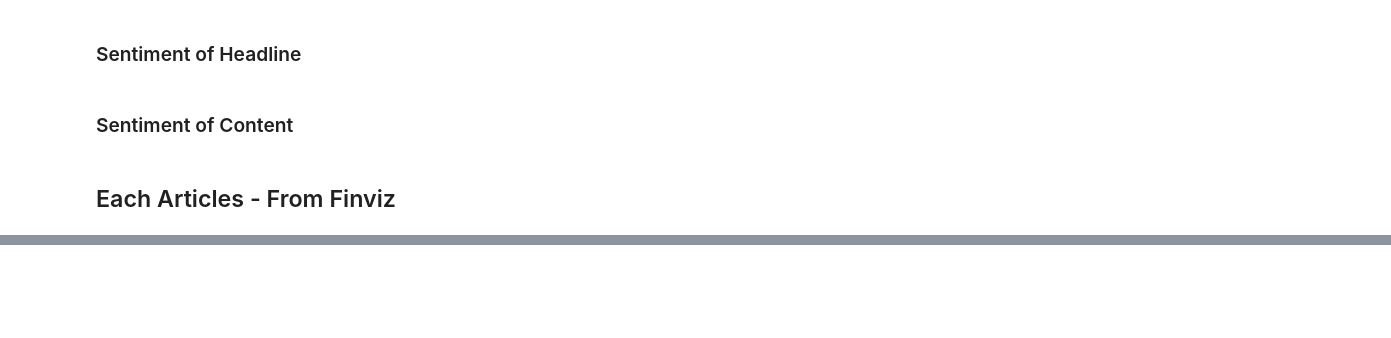
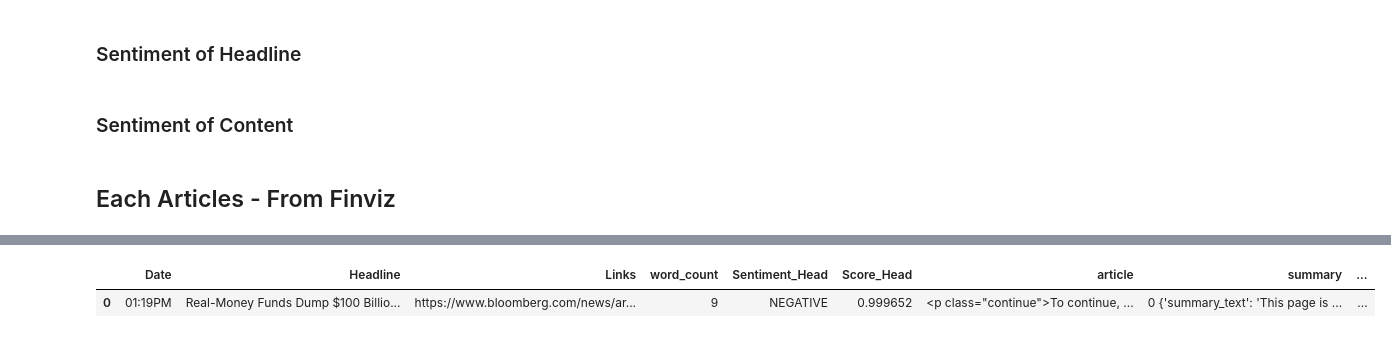
Before and after one commit to woonsupkim/Sentiment_SNP, a Jupyter notebook: yf_news.ipynb, the cells around one changed output, grey strips where cells are left out. Cells and saved outputs as stored; diff of their text form; code cells hidden in the pictures; blank space fills up the shorter version.

```diff
--- a/yf_news.ipynb
+++ b/yf_news.ipynb
@@ -301,8 +322,11 @@ for sentence in df['Headline']:
 df['Sentiment_Article'] = sentiment
 df['Score_Article'] = sentiment_score
 # %%
-df = df.drop_duplicates(subset='summary', keep="first")
-df
+df['summary'] = df['summary'].to_string()
+df.drop_duplicates(subset='summary', keep="last")
+# %% [output]
+|  | Date | Headline | Links | word_count | Sentiment_Head | Score_Head | article | summary | ... |
+| 0 | 01:19PM | Real-Money Funds Dump $100 Billio... | https://www.bloomberg.com/news/ar... | 9 | NEGATIVE | 0.999652 | <p class="continue">To continue, ... | 0 {'summary_text': 'This page is ... | ... |
 # %%
 ## Get the bar chart from 5 rated reviews ##
 freq_dict = defaultdict(int)
```
Also changed, not shown: parts of 3 cells of this notebook.
